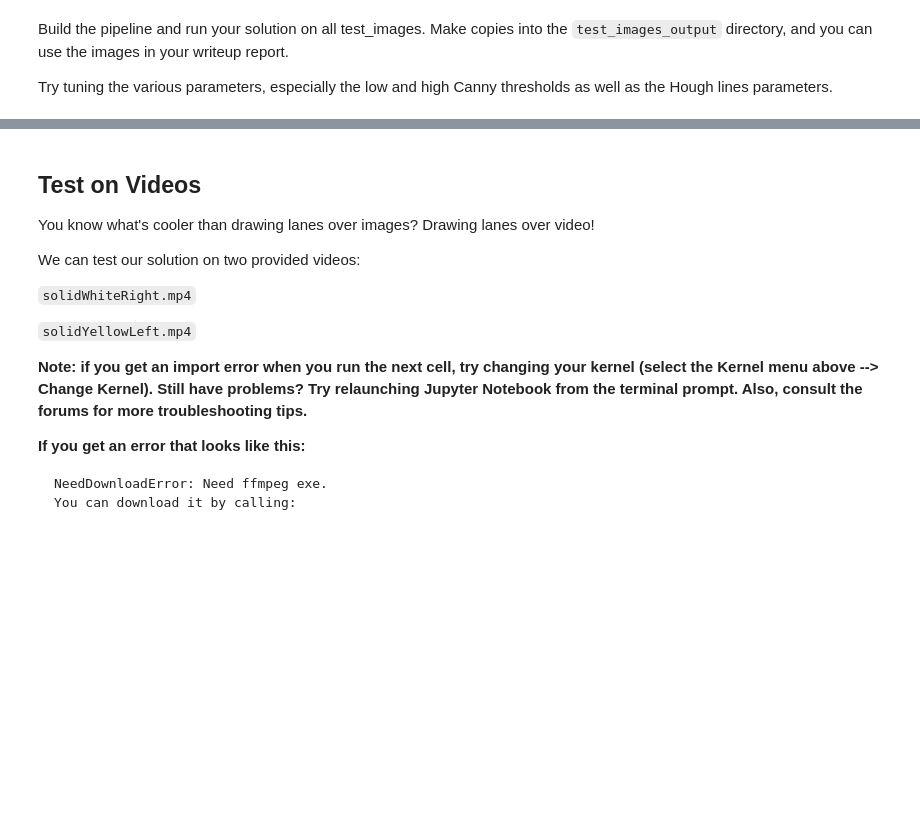
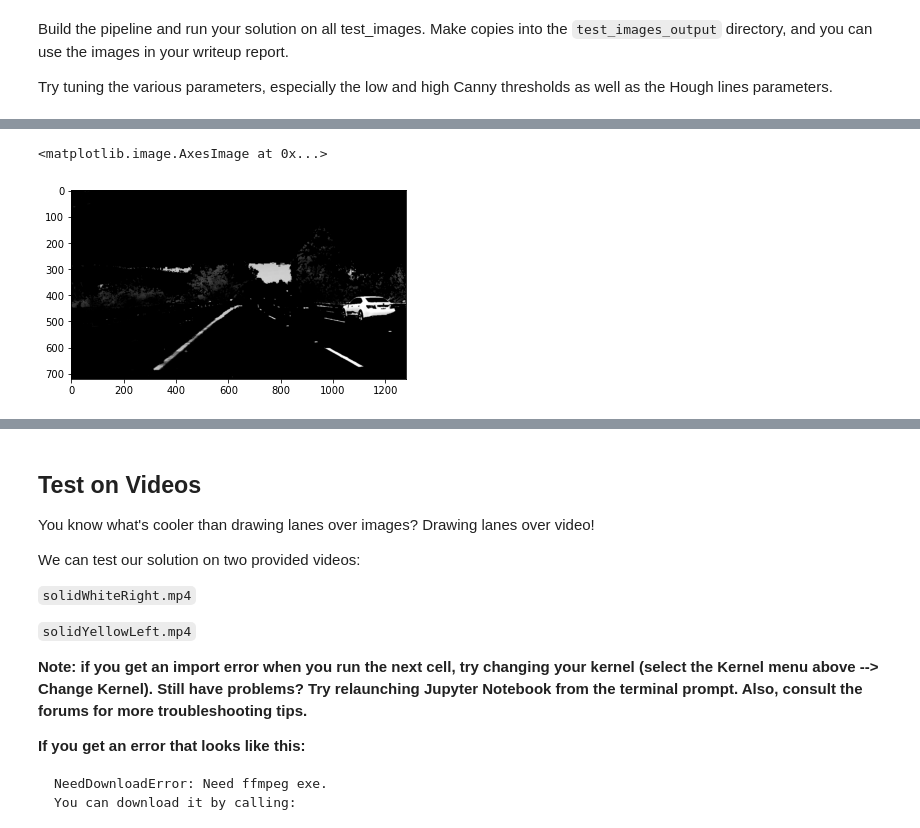
Before and after one commit to Zong-Yue/CarND-LaneLines-P1, a Jupyter notebook: P1.ipynb, the cells around one changed output, grey strips where cells are left out. Drawn from its saved outputs; the diff is of its cells as text; code cells hidden in the pictures; blank space fills up the shorter version.

```diff
--- a/P1.ipynb
+++ b/P1.ipynb
@@ -271,3 +385,8 @@ plt.imshow(gray)
+# %%
+plt.imshow(gray, cmap='gray')
+# %% [output]
+<matplotlib.image.AxesImage at 0x...>
+[figure, added]
 # %%
 # TODO: Build your pipeline that will draw lane lines on the test_images
 blur = gaussian_blur(gray,5)
```
Also changed, not shown: parts of 17 cells of this notebook, 19 other files.
